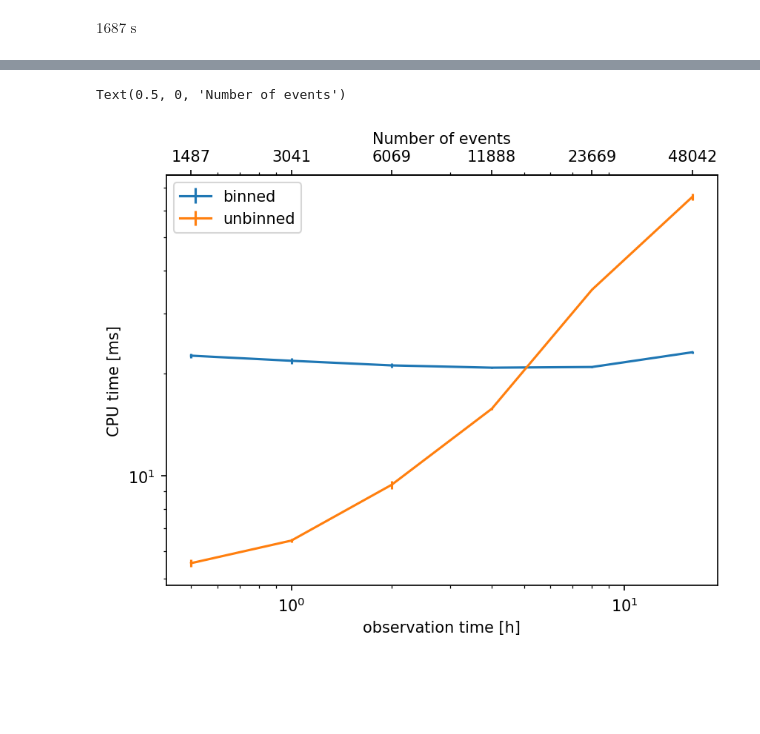
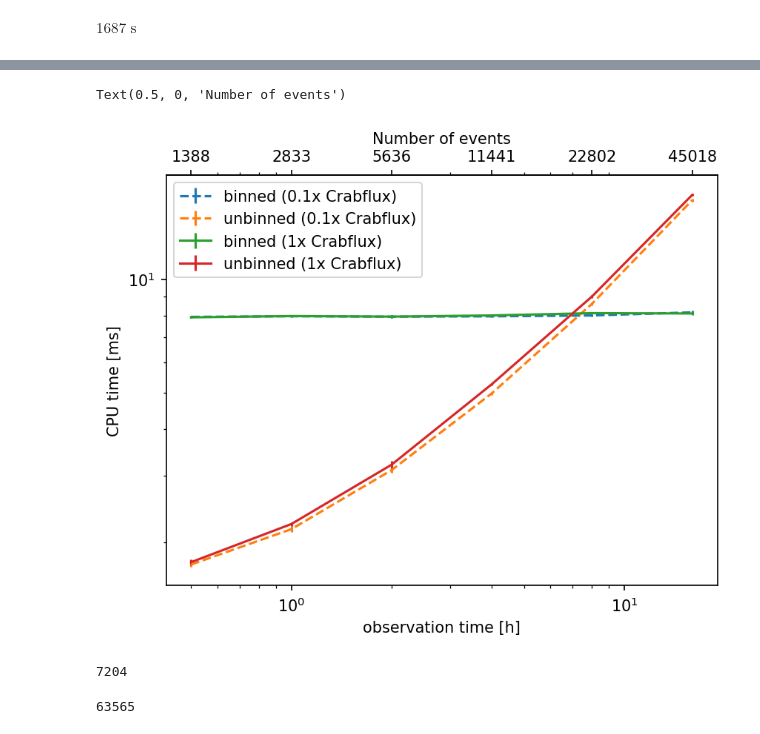
Before and after one commit to gammapy/gammapy-unbinned-analysis, a Jupyter notebook: Tims_UnbinnedDataset/EventDataset-timing-test.ipynb, the cells around one changed output, grey strips where cells are left out. Drawn from its saved outputs; the diff is of its cells as text; code cells hidden in the pictures; blank space fills up the shorter version.

```diff
--- a/Tims_UnbinnedDataset/EventDataset-timing-test.ipynb
+++ b/Tims_UnbinnedDataset/EventDataset-timing-test.ipynb
@@ -98,12 +98,14 @@ Wall time: 3.63 s
 # %%
 model_gauss = SkyModel(
     spatial_model=PointSpatialModel(lon_0="184.557 deg", lat_0="-5.784 deg", frame = 'galactic'),
-    spectral_model=PowerLawSpectralModel(amplitude='3.5e-11 cm-2 s-1 TeV-1',
+    spectral_model=LogParabolaSpectralModel(amplitude='3.5e-11 cm-2 s-1 TeV-1',
                                           reference='1 TeV',
-                                          alpha=2.0,
+                                          alpha=1.8,
+                                          beta=0.4
                                          ),
     name='crab_model'
     )
+crab_ampl = model_gauss.spectral_model.amplitude.value
 model_gauss.spatial_model.parameters.freeze_all()
 dataset.models = [bkg_model,model_gauss]
 eds.models = [bkg_model2,model_gauss.copy(name="crab_model")]
@@ -235,20 +246,32 @@ Wall time: 58 s
 # %%
 fig, ax = plt.subplots(dpi=150)
 time_fac = 1e3 # ms
-ax.errorbar(times_bin['sim_time'],
-            times_bin['mean']*time_fac, yerr=times_bin['std']*time_fac,
-            label='binned')
-ax.errorbar(times_unb['sim_time'],
-            times_unb['mean']*time_fac, yerr=times_unb['std']*time_fac,
-            label='unbinned')
+linestyles = {0.1:"--", 1:"-"}
+for k,v in result_fluxscale.items():
+    times_bin, times_unb = v
+    ls = linestyles[k]
+    ax.errorbar(times_bin['sim_time'],
+                times_bin['mean']*time_fac, yerr=times_bin['std']*time_fac,
+                label=f'binned ({k}x Crabflux)', ls=ls)
+    ax.errorbar(times_unb['sim_time'],
+                times_unb['mean']*time_fac, yerr=times_unb['std']*time_fac,
+                label=f'unbinned ({k}x Crabflux)', ls=ls)
 ax.legend()
 ax.set_xlabel('observation time [h]')
 ax.set_ylabel('CPU time [ms]')
 ax.loglog()
 
 ax2 = ax.secondary_xaxis('top')
 ax2.set_xticks(times_unb['sim_time'], labels=times_unb['n_events'].astype(int))
 ax2.set_xlabel('Number of events')
 # %% [output]
 Text(0.5, 0, 'Number of events')
-[figure, old version]
+[figure, new version]
+# %%
+np.count_nonzero(events.table["MC_ID"])
+# %% [output]
+7204
+# %%
+np.count_nonzero(events.table["MC_ID"]==0)
+# %% [output]
+63565
```
Also changed, not shown: parts of 5 cells of this notebook, 7 other files.
